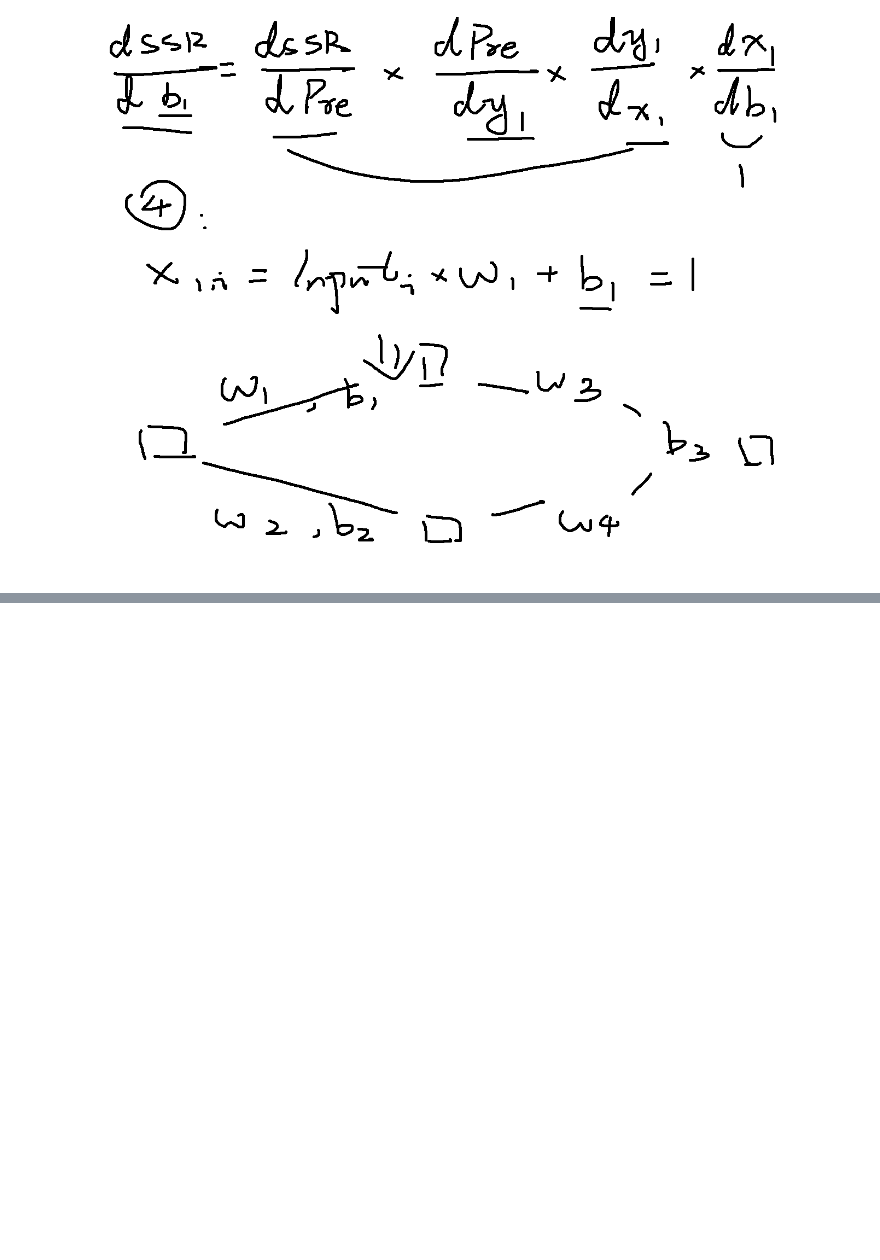
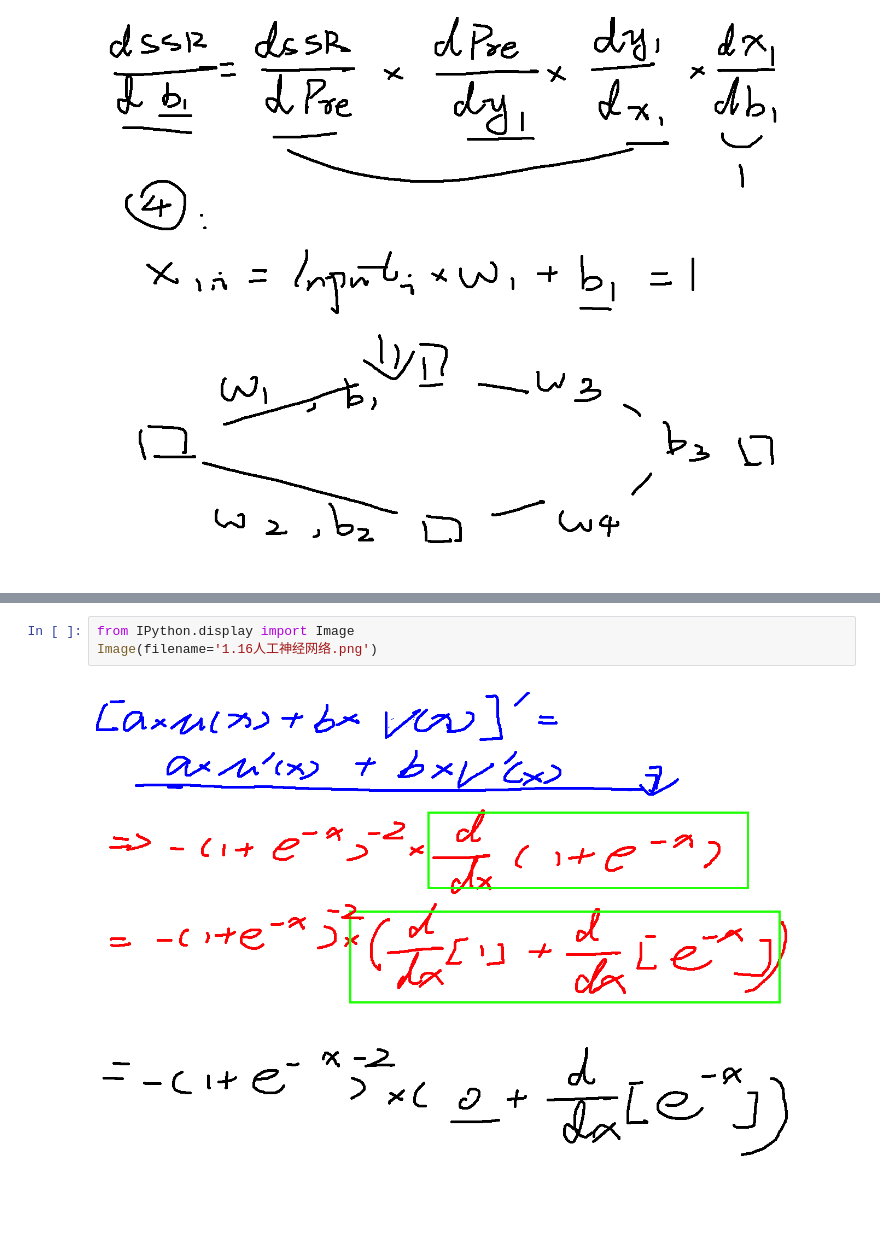
Before and after one commit to williamjiamin/Pure_Python_for_DS_ML, a Jupyter notebook: 16.人工神经网络与反向传播（Artificial_Neural_Network_Back-Propagation）/1.人工神经网络与反向传播（Artificial_Neural_Network_Back-Propagation）.ipynb, the cells around one changed output, grey strips where cells are left out. Saved outputs shown, nothing was run; the diff lists cells and outputs as text; blank space fills up the shorter version.

```diff
--- a/16.人工神经网络与反向传播（Artificial_Neural_Network_Back-Propagation）/1.人工神经网络与反向传播（Artificial_Neural_Network_Back-Propagation）.ipynb
+++ b/16.人工神经网络与反向传播（Artificial_Neural_Network_Back-Propagation）/1.人工神经网络与反向传播（Artificial_Neural_Network_Back-Propagation）.ipynb
@@ -138,0 +198,5 @@ def initialize_our_neural_network(n_inputs,n_hidden,n_outputs):
+# %%
+from IPython.display import Image
+Image(filename='1.16人工神经网络.png')
+# %% [output]
+[figure, added]
```
Also changed, not shown: parts of 24 cells of this notebook, 5 other files.
